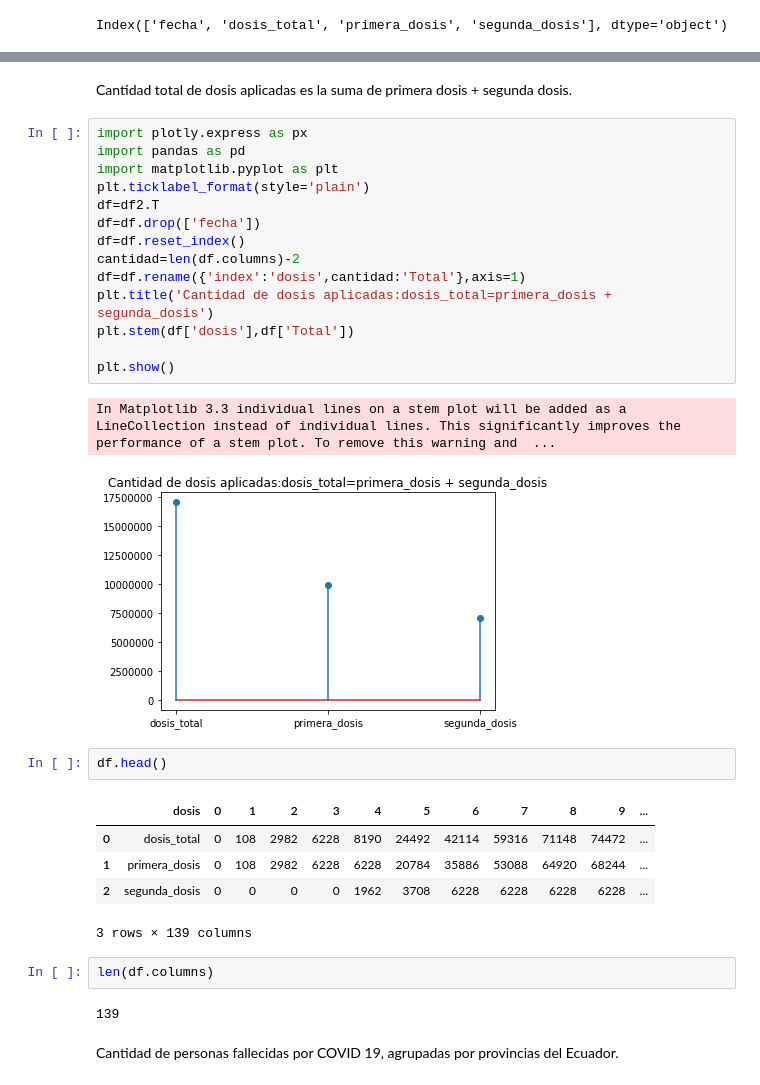
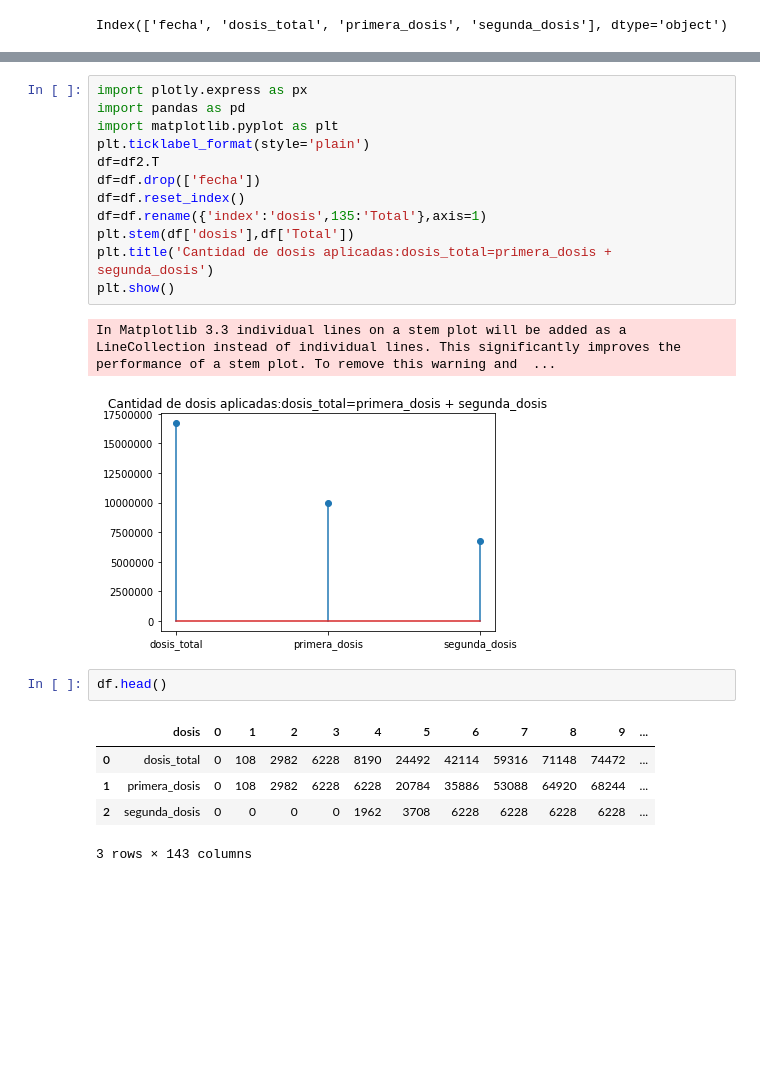
Before and after one commit to gusecuador/tratamientoDatos, a Jupyter notebook: desafio2/PracticasTratamientoDatosGustavo.ipynb, the cells around one changed output, grey strips where cells are left out. Cells and saved outputs as stored; diff of their text form; blank space fills up the shorter version.

```diff
--- a/desafio2/PracticasTratamientoDatosGustavo.ipynb
+++ b/desafio2/PracticasTratamientoDatosGustavo.ipynb
@@ -148,22 +137,18 @@ df2.describe()
-# %% [markdown]
-Cantidad total de dosis aplicadas es la suma de primera dosis + segunda dosis.
 # %%
 import plotly.express as px
 import pandas as pd
 import matplotlib.pyplot as plt
 plt.ticklabel_format(style='plain')
 df=df2.T
 df=df.drop(['fecha'])
 df=df.reset_index()
-cantidad=len(df.columns)-2
-df=df.rename({'index':'dosis',cantidad:'Total'},axis=1)
+df=df.rename({'index':'dosis',135:'Total'},axis=1)
+plt.stem(df['dosis'],df['Total'])
 plt.title('Cantidad de dosis aplicadas:dosis_total=primera_dosis + segunda_dosis')
-plt.stem(df['dosis'],df['Total'])
-
 plt.show()
 # %% [output]
 In Matplotlib 3.3 individual lines on a stem plot will be added as a LineCollection instead of individual lines. This significantly improves the performance of a stem plot. To remove this warning and  ...
-[figure, old version]
+[figure, new version]
 # %%
 df.head()
 # %% [output]
@@ -171,13 +156,7 @@ df.head()
 | 0 | dosis_total | 0 | 108 | 2982 | 6228 | 8190 | 24492 | 42114 | 59316 | 71148 | 74472 | ... |
 | 1 | primera_dosis | 0 | 108 | 2982 | 6228 | 6228 | 20784 | 35886 | 53088 | 64920 | 68244 | ... |
 | 2 | segunda_dosis | 0 | 0 | 0 | 0 | 1962 | 3708 | 6228 | 6228 | 6228 | 6228 | ... |
-3 rows × 139 columns
+3 rows × 143 columns
-# %%
-len(df.columns)
-# %% [output]
-139
-# %% [markdown]
-Cantidad de personas fallecidas por COVID 19, agrupadas por provincias del Ecuador.
 # %%
 import plotly.express as px
 import pandas as pd
```
Also changed, not shown: parts of 25 cells of this notebook.
